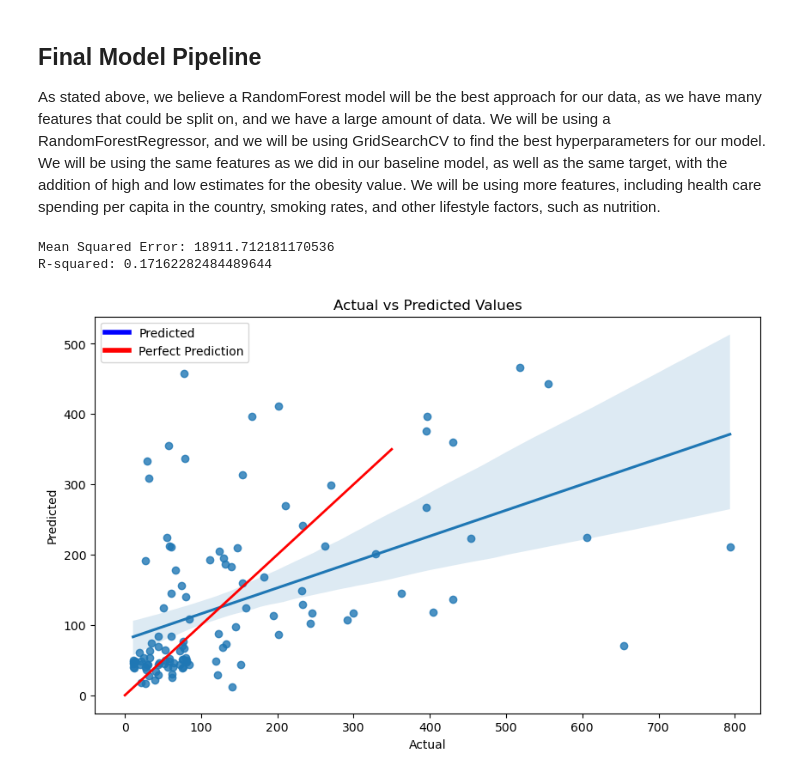
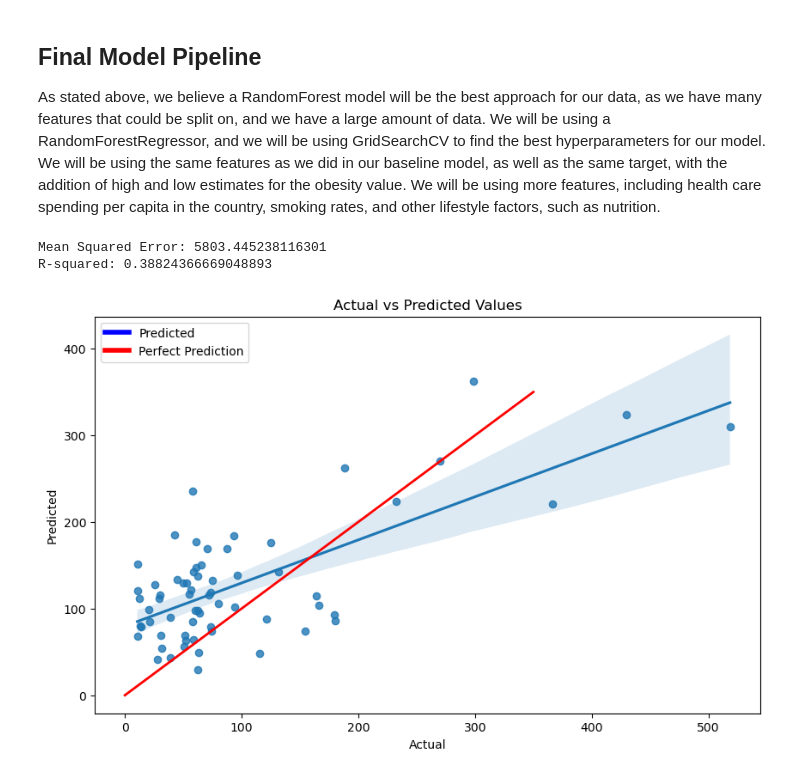
Before and after one commit to Dylanuripark/CS109-CardiovascularHealth, a Jupyter notebook: main.ipynb, the cells around one changed output. Saved outputs shown, nothing was run; the diff lists cells and outputs as text; code cells hidden in the pictures.

```diff
--- a/main.ipynb
+++ b/main.ipynb
@@ -594,9 +544,7 @@ As stated above, we believe a RandomForest model will be the best approach for o
 # other lifestyle factors such as alcohol consumption, smoking, nutrition
 # in addition to healthcare spending, and maybe even country GDP
 
-from sklearn.ensemble import RandomForestRegressor
-
-model = RandomForestRegressor(n_estimators=100, random_state=42)
+model = RandomForestRegressor(n_estimators=100,random_state=42, max_features='sqrt')
 
 model.fit(X_train,y_train)
 
@@ -608,24 +556,14 @@ r2 = r2_score(y_test,y_pred)
 print(f"Mean Squared Error: {mse}")
 print(f"R-squared: {r2}")
 # %% [output]
-Mean Squared Error: 18911.712181170536
-R-squared: 0.17162282484489644
+Mean Squared Error: 5803.445238116301
+R-squared: 0.38824366669048893
-# %%
-# plot regression
-
-plt.figure(figsize=(10, 6))
-sns.regplot(x=y_test, y=y_pred)
-# plot a line, a perfit predict would all fall on this line
-plt.plot([0, 350], [0, 350], color='red', lw=2)
-plt.xlabel('Actual')
-plt.ylabel('Predicted')
-custom_lines = [Line2D([0], [0], color='blue', lw=4),
-                Line2D([0], [0], color='red', lw=4)]
-plt.legend(custom_lines, ['Predicted', 'Perfect Prediction'])
-plt.title('Actual vs Predicted Values')
-plt.show()
-# %% [output]
-[figure, removed]
+# %%
+# plot regression
+
+helpers.actualVsPredictedGraph(y_test, y_pred)
+# %% [output]
+[figure, added]
 # %%
 # gridCV
 
```
Also changed, not shown: parts of 29 cells of this notebook, 1 other file.
